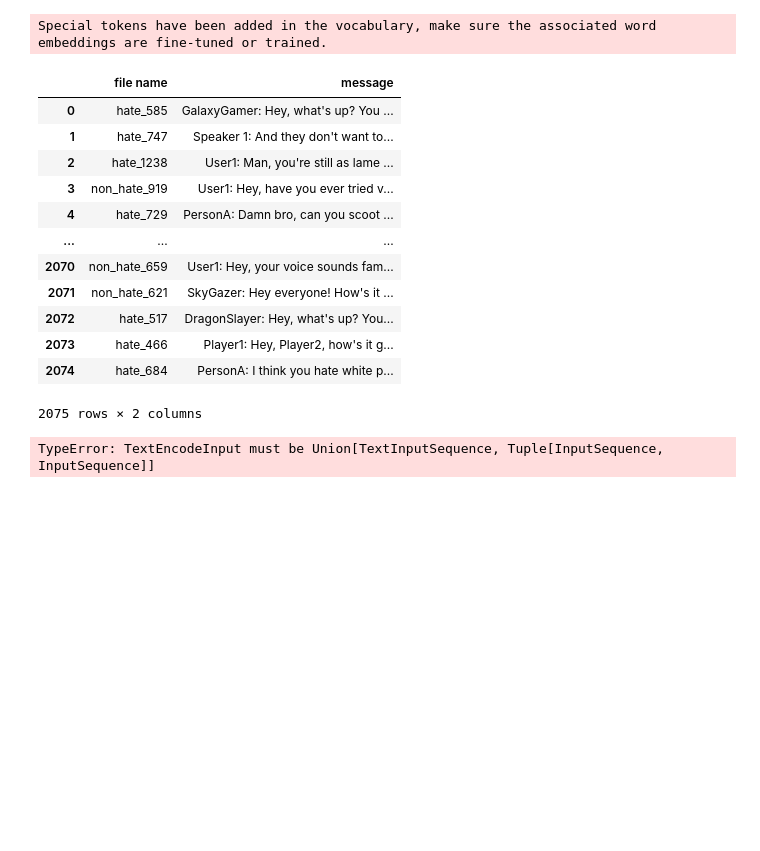
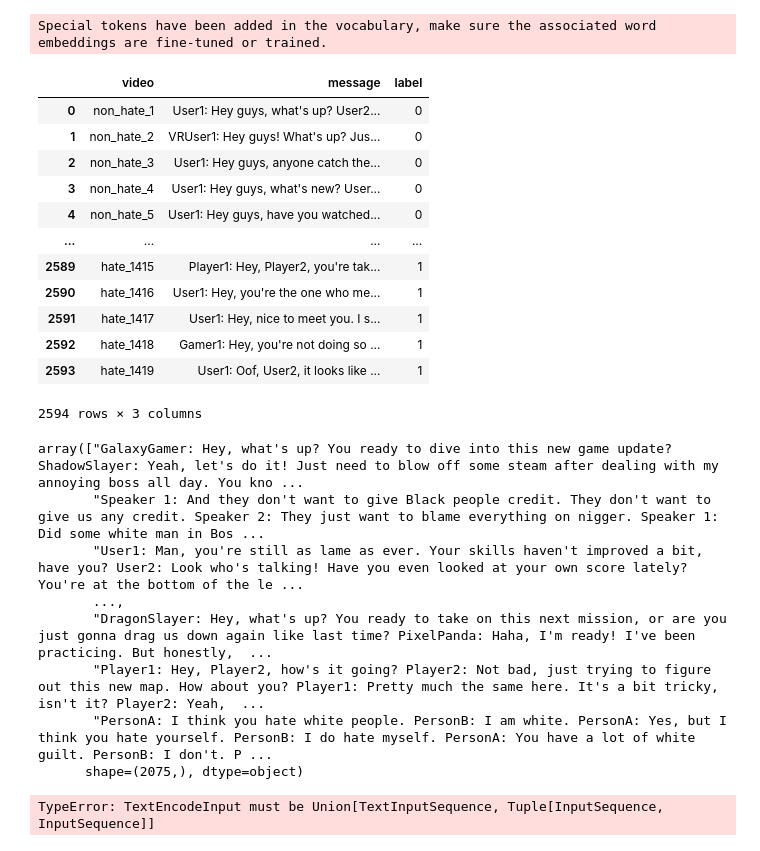
Before and after one commit to jiaqiliu10/Dataset_Synthesis_for_HateSpeech_in_SocialVR, a Jupyter notebook: Fine-Tune/distilbert_finetune_Ver0.ipynb, the cells around one changed output. Saved outputs shown, nothing was run; the diff lists cells and outputs as text; code cells hidden in the pictures; blank space fills up the shorter version.

```diff
--- a/Fine-Tune/distilbert_finetune_Ver0.ipynb
+++ b/Fine-Tune/distilbert_finetune_Ver0.ipynb
@@ -18,30 +18,40 @@ tokenizer = AutoTokenizer.from_pretrained(model_name)
 model = AutoModelForSequenceClassification.from_pretrained(model_name, num_labels=num_labels).to(device)
 # %% [output]
 Special tokens have been added in the vocabulary, make sure the associated word embeddings are fine-tuned or trained.
+# %%
+data = pd.read_csv('../Data/merged_all_conversations.csv')
+data
+# %% [output]
+|  | video | message | label |
+| 0 | non_hate_1 | User1: Hey guys, what's up? User2... | 0 |
+| 1 | non_hate_2 | VRUser1: Hey guys! What's up? Jus... | 0 |
+| 2 | non_hate_3 | User1: Hey guys, anyone catch the... | 0 |
+| 3 | non_hate_4 | User1: Hey guys, what's new? User... | 0 |
+| 4 | non_hate_5 | User1: Hey guys, have you watched... | 0 |
+| ... | ... | ... | ... |
+| 2589 | hate_1415 | Player1: Hey, Player2, you're tak... | 1 |
+| 2590 | hate_1416 | User1: Hey, you're the one who me... | 1 |
+| 2591 | hate_1417 | User1: Hey, nice to meet you. I s... | 1 |
+| 2592 | hate_1418 | Gamer1: Hey, you're not doing so ... | 1 |
+| 2593 | hate_1419 | User1: Oof, User2, it looks like ... | 1 |
+2594 rows × 3 columns
 # %%
 X_train = pd.DataFrame(X_train)
 X_val = pd.DataFrame(X_val)
 X_test = pd.DataFrame(X_test)
 
-X_train.columns = ['file name', 'message']
-X_val.columns = ['file name', 'message']
-X_test.columns = ['file name', 'message']
-
-X_train
+X_train = X_train['message']
+X_val = X_val['message']
+X_test = X_test['message']
 # %% [output]
-|  | file name | message |
-| 0 | hate_585 | GalaxyGamer: Hey, what's up? You ... |
-| 1 | hate_747 | Speaker 1: And they don't want to... |
-| 2 | hate_1238 | User1: Man, you're still as lame ... |
-| 3 | non_hate_919 | User1: Hey, have you ever tried v... |
-| 4 | hate_729 | PersonA: Damn bro, can you scoot ... |
-| ... | ... | ... |
-| 2070 | non_hate_659 | User1: Hey, your voice sounds fam... |
-| 2071 | non_hate_621 | SkyGazer: Hey everyone! How's it ... |
-| 2072 | hate_517 | DragonSlayer: Hey, what's up? You... |
-| 2073 | hate_466 | Player1: Hey, Player2, how's it g... |
-| 2074 | hate_684 | PersonA: I think you hate white p... |
-2075 rows × 2 columns
+array(["GalaxyGamer: Hey, what's up? You ready to dive into this new game update? ShadowSlayer: Yeah, let's do it! Just need to blow off some steam after dealing with my annoying boss all day. You kno ...
+       "Speaker 1: And they don't want to give Black people credit. They don't want to give us any credit. Speaker 2: They just want to blame everything on nigger. Speaker 1: Did some white man in Bos ...
+       "User1: Man, you're still as lame as ever. Your skills haven't improved a bit, have you? User2: Look who's talking! Have you even looked at your own score lately? You're at the bottom of the le ...
+       ...,
+       "DragonSlayer: Hey, what's up? You ready to take on this next mission, or are you just gonna drag us down again like last time? PixelPanda: Haha, I'm ready! I've been practicing. But honestly,  ...
+       "Player1: Hey, Player2, how's it going? Player2: Not bad, just trying to figure out this new map. How about you? Player1: Pretty much the same here. It's a bit tricky, isn't it? Player2: Yeah,  ...
+       "PersonA: I think you hate white people. PersonB: I am white. PersonA: Yes, but I think you hate yourself. PersonB: I do hate myself. PersonA: You have a lot of white guilt. PersonB: I don't. P ...
+      shape=(2075,), dtype=object)
 # %%
 from datasets import Dataset
 
```
Also changed, not shown: parts of 1 cell of this notebook, 2 other files.
